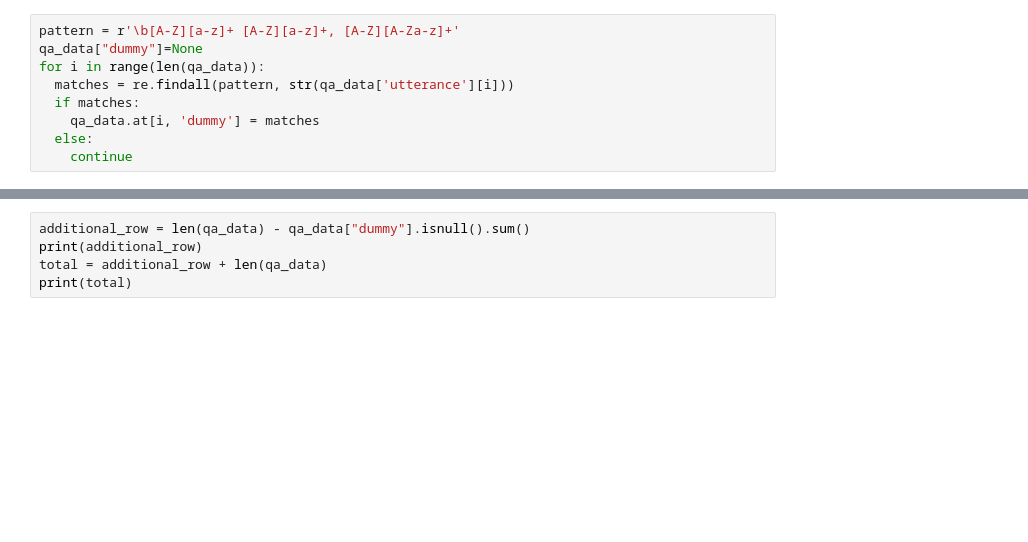
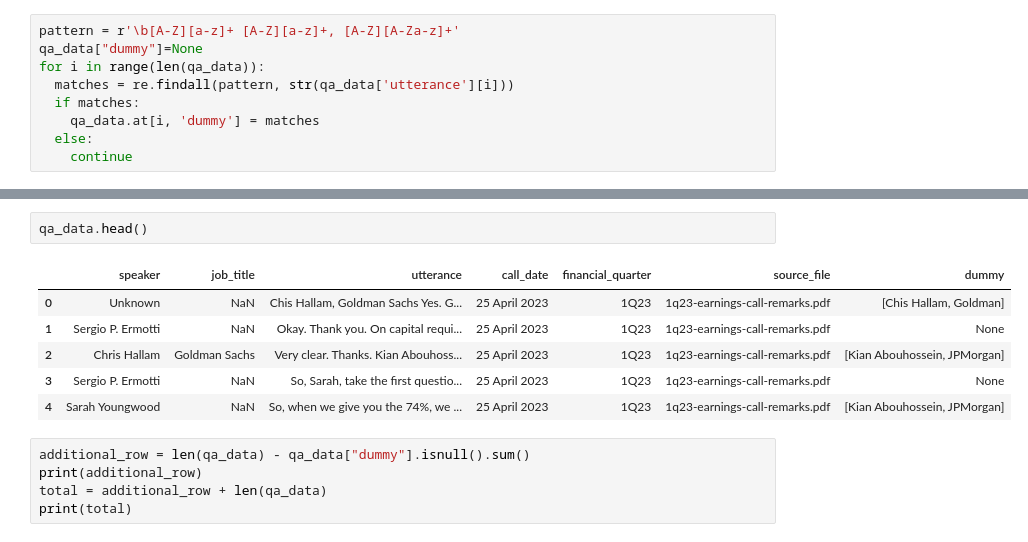
Before and after one commit to sheldonkemper/bank_of_england, a Jupyter notebook: notebooks/processed/ct_preprocessing_ubs_original.ipynb, the cells around one changed output, grey strips where cells are left out. Cells and saved outputs as stored; diff of their text form; blank space fills up the shorter version.

```diff
--- a/notebooks/processed/ct_preprocessing_ubs_original.ipynb
+++ b/notebooks/processed/ct_preprocessing_ubs_original.ipynb
@@ -231,3 +201,12 @@ qa_data.tail(20)
+# %%
+qa_data.head()
+# %% [output]
+|  | speaker | job_title | utterance | call_date | financial_quarter | source_file | dummy |
+| 0 | Unknown | NaN | Chis Hallam, Goldman Sachs Yes. G... | 25 April 2023 | 1Q23 | 1q23-earnings-call-remarks.pdf | [Chis Hallam, Goldman] |
+| 1 | Sergio P. Ermotti | NaN | Okay. Thank you. On capital requi... | 25 April 2023 | 1Q23 | 1q23-earnings-call-remarks.pdf | None |
+| 2 | Chris Hallam | Goldman Sachs | Very clear. Thanks. Kian Abouhoss... | 25 April 2023 | 1Q23 | 1q23-earnings-call-remarks.pdf | [Kian Abouhossein, JPMorgan] |
+| 3 | Sergio P. Ermotti | NaN | So, Sarah, take the first questio... | 25 April 2023 | 1Q23 | 1q23-earnings-call-remarks.pdf | None |
+| 4 | Sarah Youngwood | NaN | So, when we give you the 74%, we ... | 25 April 2023 | 1Q23 | 1q23-earnings-call-remarks.pdf | [Kian Abouhossein, JPMorgan] |
 # %%
 additional_row = len(qa_data) - qa_data["dummy"].isnull().sum()
 print(additional_row)
```
Also changed, not shown: parts of 6 cells of this notebook.
